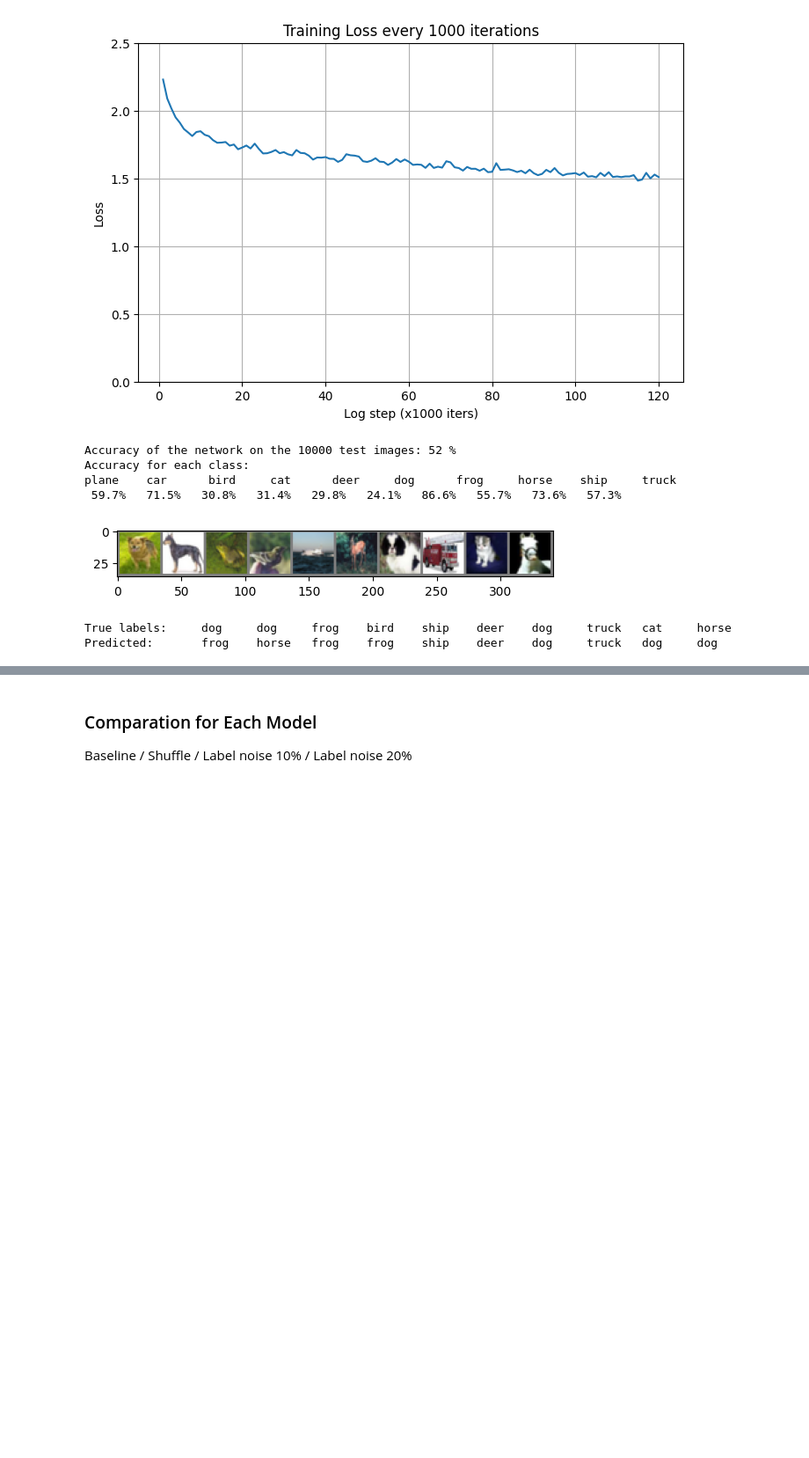
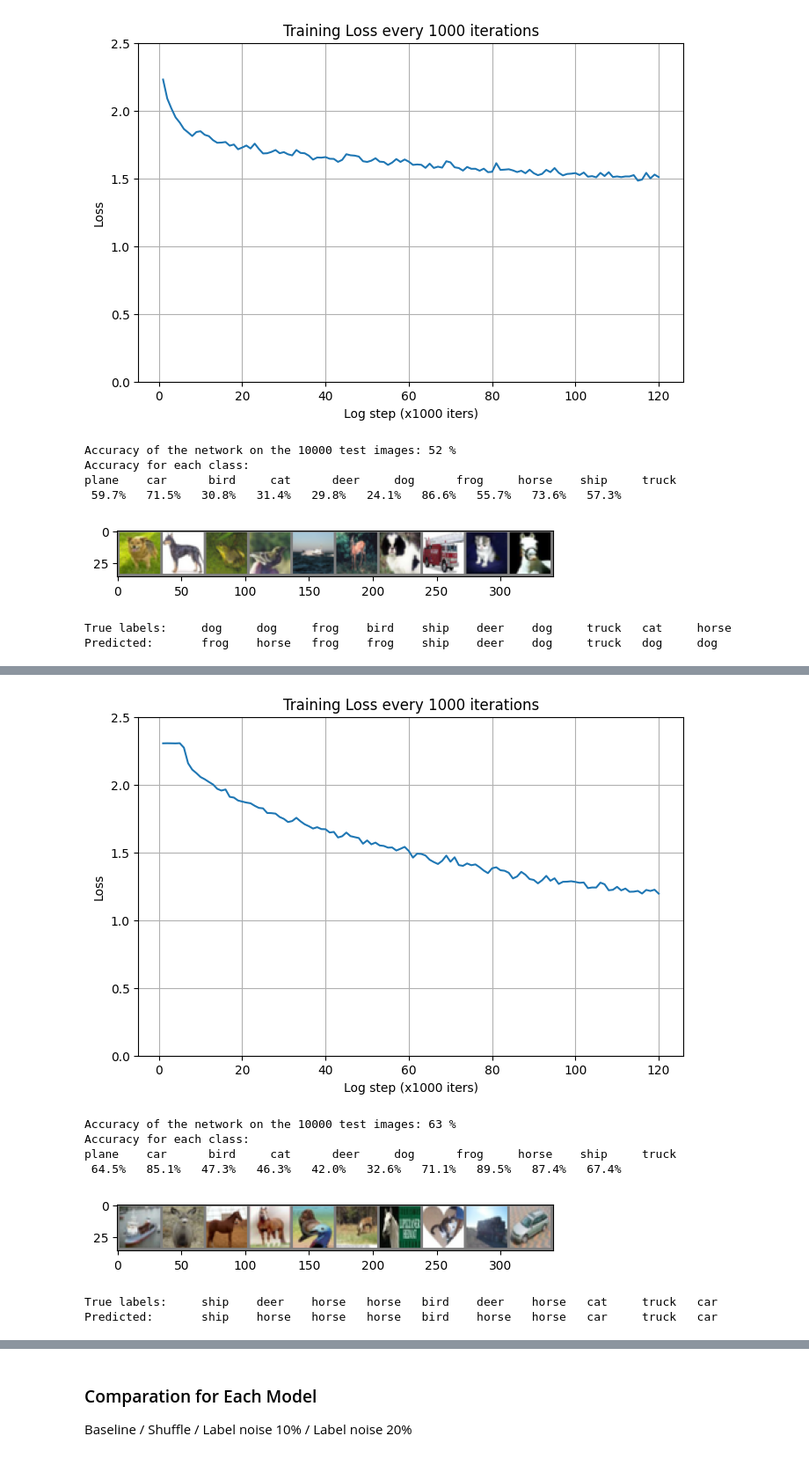
Before and after one commit to hochanb/CIFAR, a Jupyter notebook: train.ipynb, the cells around one changed output, grey strips where cells are left out. Shown at 88% size. Cells and saved outputs as stored; diff of their text form; code cells hidden in the pictures; blank space fills up the shorter version.

```diff
--- a/train.ipynb
+++ b/train.ipynb
@@ -572,7 +598,7 @@ True labels:     dog     dog     frog    bird    ship    deer    dog     truck
 Predicted:       frog    horse   frog    frog    ship    deer    dog     truck   dog     dog
 # %%
 print("VGG perturbation")
-net2_loss_perturbation = train_and_test(net2, trainloader_perturbation, testloader, testset, classes, epochs=epochs)
+net2_loss_perturbation, net2_acc_perturbation = train_and_test(net2, trainloader_perturbation, testloader, testset, classes, epochs=epochs)
 # %% [output]
 VGG perturbation
 [1,  1000] loss: 2.305
@@ -595,2 +620,10 @@ VGG perturbation
+[figure, added]
+Accuracy of the network on the 10000 test images: 63 %
+Accuracy for each class:
+plane    car      bird     cat      deer     dog      frog     horse    ship     truck
+ 64.5%   85.1%   47.3%   46.3%   42.0%   32.6%   71.1%   89.5%   87.4%   67.4%
+[figure, added]
+True labels:     ship    deer    horse   horse   bird    deer    horse   cat     truck   car
+Predicted:       ship    horse   horse   horse   bird    horse   horse   car     truck   car
 # %%
 print("ResNet18 perturbation")
```
Also changed, not shown: parts of 26 cells of this notebook, 36 other files.
